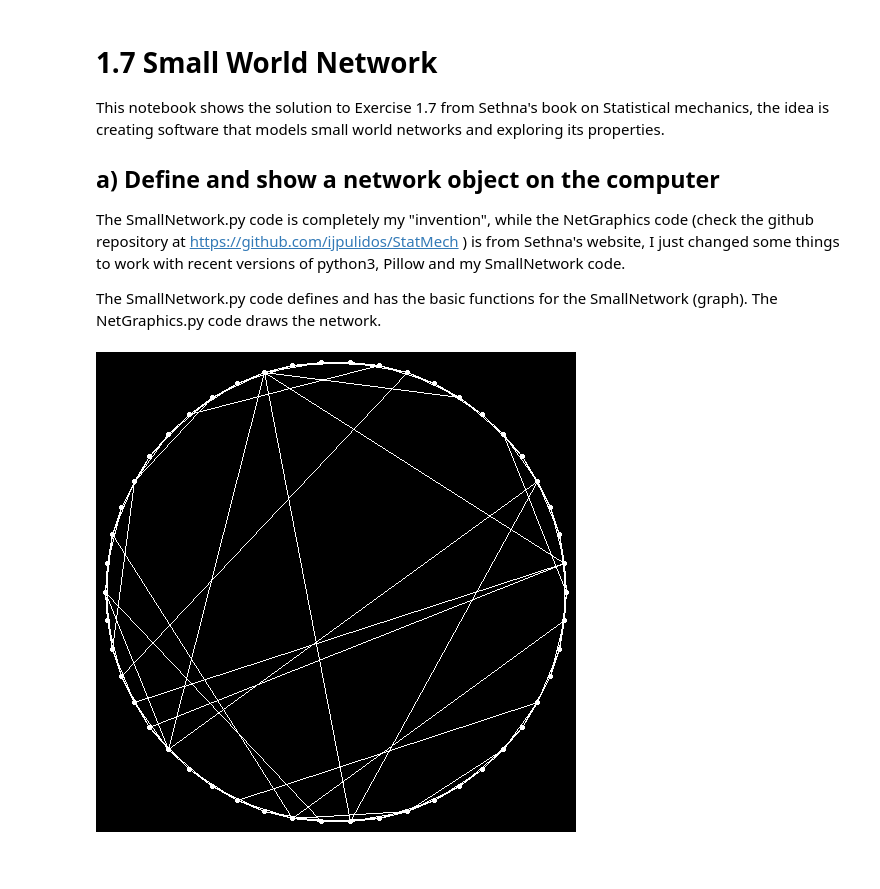
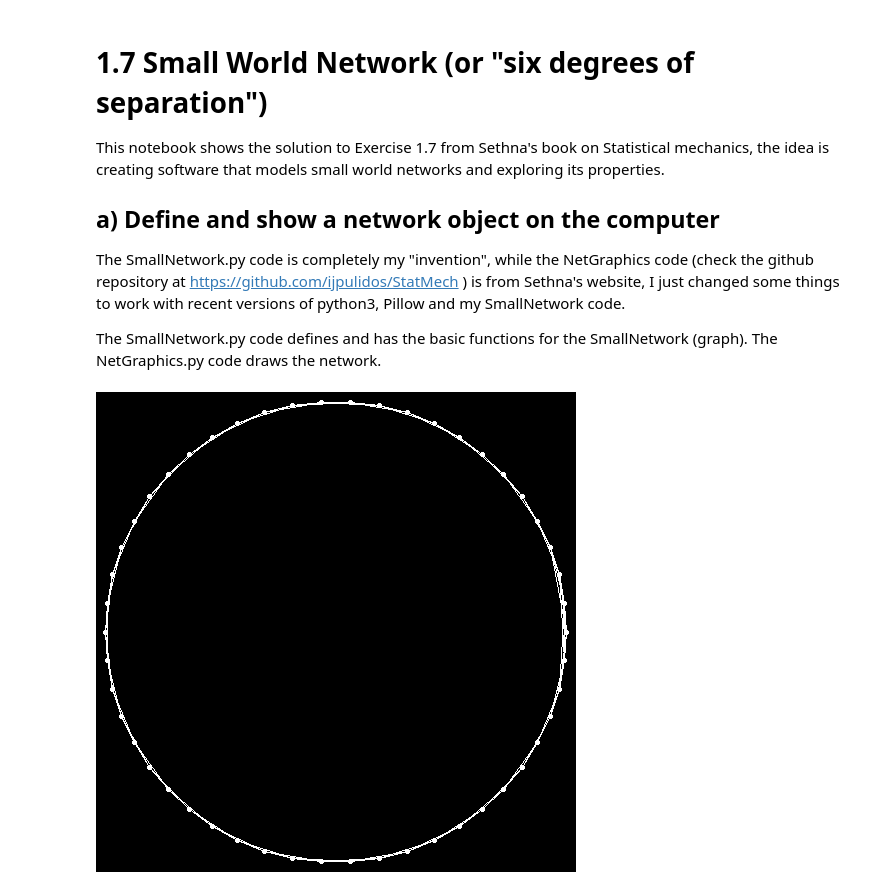
Before and after one commit to ijpulidos/StatMech, a Jupyter notebook: ex1.7/Exercise 1.7.ipynb, the cells around one changed output. Saved outputs shown, nothing was run; the diff lists cells and outputs as text; code cells hidden in the pictures; blank space fills up the shorter version.

```diff
--- a/ex1.7/Exercise 1.7.ipynb
+++ b/ex1.7/Exercise 1.7.ipynb
@@ -1,5 +1,5 @@
 # %% [markdown]
-# 1.7 Small World Network
+# 1.7 Small World Network (or "six degrees of separation")
 
 This notebook shows the solution to Exercise 1.7 from Sethna's book on Statistical mechanics, the idea is creating software that models small world networks and exploring its properties.
 
@@ -15,9 +18,9 @@ import numpy as np
 # %%
-network = SmallNetwork.SmallNetwork(50, 4, 0.2)
+network = SmallNetwork.SmallNetwork(50, 5, 0.0)
 NetGraphics.GenerateCircleGraphImage(network, "/tmp/prueba.png")
 # NetGraphics.Display("/tmp/prueba.png")
 # %% [output]
-[figure, old version]
+[figure, new version]
 # %% [markdown]
 ## b) Path length distribution
 
```
Also changed, not shown: parts of 14 cells of this notebook.
